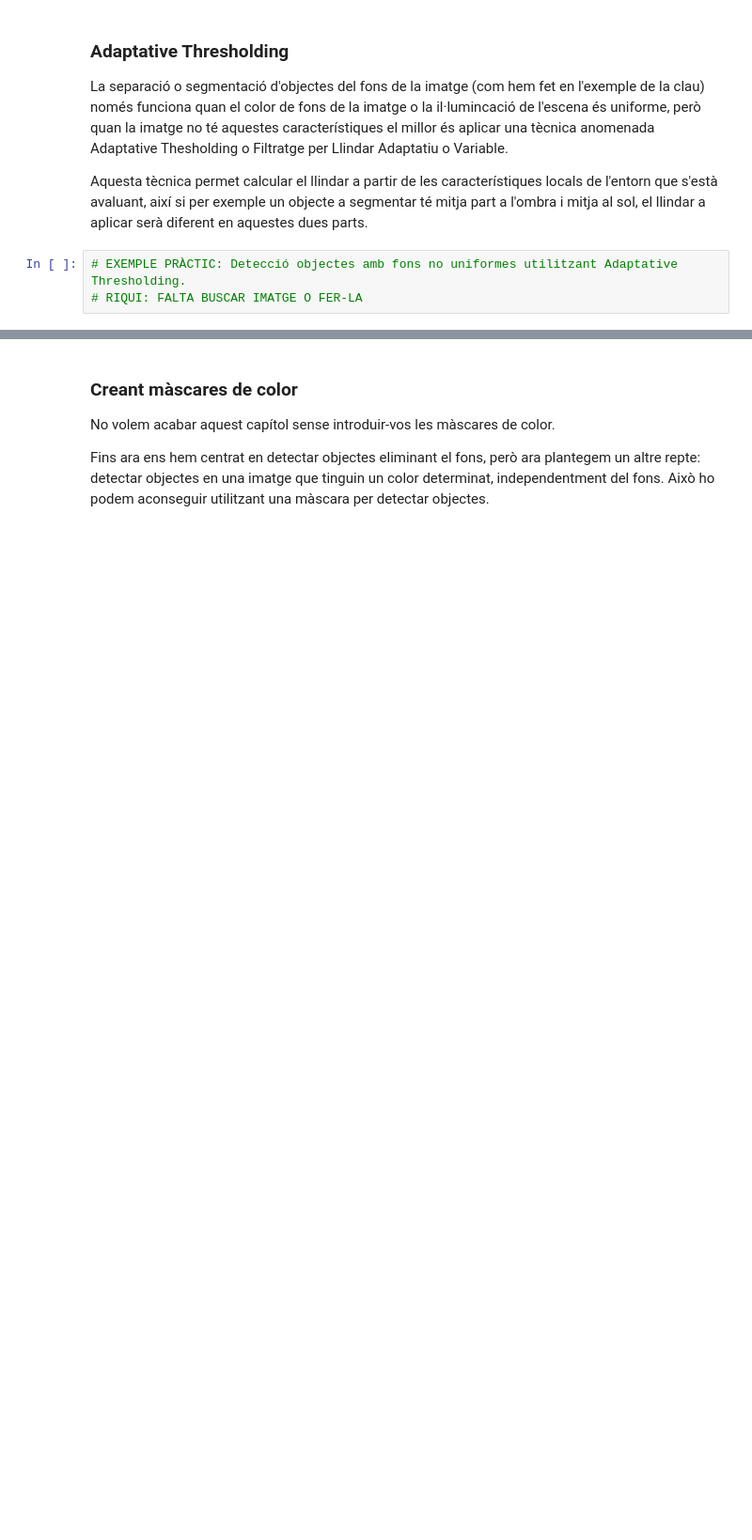
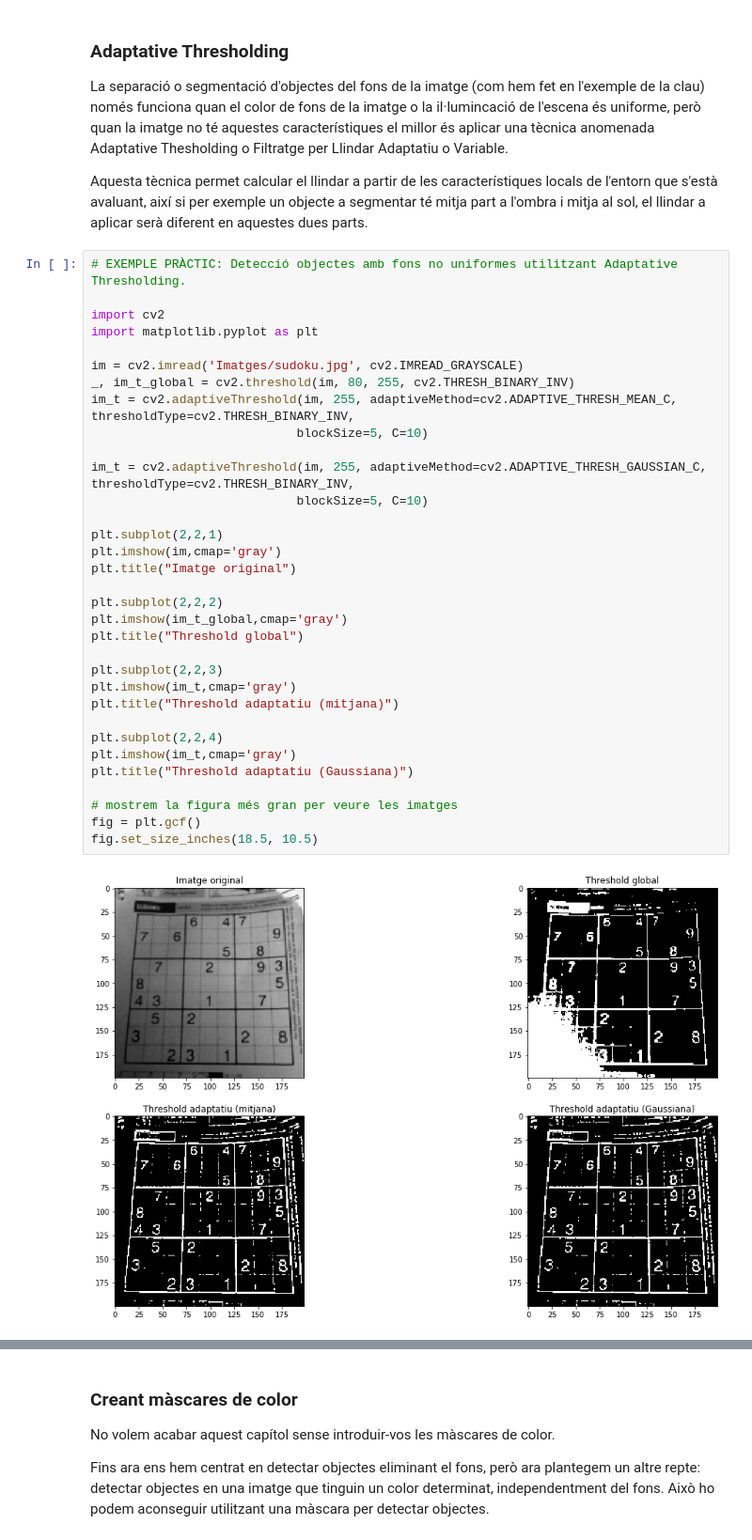
Before and after one commit to ricardborras/curs_soc, a Jupyter notebook: Pla2/2.3 Filtres Thresholds i Blobs.ipynb, the cells around one changed output, grey strips where cells are left out. Shown at 94% size. Saved outputs shown, nothing was run; the diff lists cells and outputs as text; blank space fills up the shorter version.

```diff
--- a/Pla2/2.3 Filtres Thresholds i Blobs.ipynb
+++ b/Pla2/2.3 Filtres Thresholds i Blobs.ipynb
@@ -153,9 +147,41 @@ fig.set_size_inches(18.5, 10.5)
 La separació o segmentació d'objectes del fons de la imatge (com hem fet en l'exemple de la clau) només funciona quan el color de fons de la imatge o la il·lumincació de l'escena és uniforme, però quan la imatge no té aquestes característiques el millor és aplicar una tècnica anomenada Adaptative Thesholding o Filtratge per Llindar Adaptatiu o Variable.
 
 Aquesta tècnica permet calcular el llindar a partir de les característiques locals de l'entorn que s'està avaluant, així si per exemple un objecte a segmentar té mitja part a l'ombra i mitja al sol, el llindar a aplicar serà diferent en aquestes dues parts.
-# %%
-# EXEMPLE PRÀCTIC: Detecció objectes amb fons no uniformes utilitzant Adaptative Thresholding.
-# RIQUI: FALTA BUSCAR IMATGE O FER-LA
+# %%
+# EXEMPLE PRÀCTIC: Detecció objectes amb fons no uniformes utilitzant Adaptative Thresholding.
+
+import cv2
+import matplotlib.pyplot as plt
+
+im = cv2.imread('Imatges/sudoku.jpg', cv2.IMREAD_GRAYSCALE)
+_, im_t_global = cv2.threshold(im, 80, 255, cv2.THRESH_BINARY_INV)
+im_t = cv2.adaptiveThreshold(im, 255, adaptiveMethod=cv2.ADAPTIVE_THRESH_MEAN_C, thresholdType=cv2.THRESH_BINARY_INV,
+                            blockSize=5, C=10)
+
+im_t = cv2.adaptiveThreshold(im, 255, adaptiveMethod=cv2.ADAPTIVE_THRESH_GAUSSIAN_C, thresholdType=cv2.THRESH_BINARY_INV,
+                            blockSize=5, C=10)
+
+plt.subplot(2,2,1)
+plt.imshow(im,cmap='gray')
+plt.title("Imatge original")
+
+plt.subplot(2,2,2)
+plt.imshow(im_t_global,cmap='gray')
+plt.title("Threshold global")
+
+plt.subplot(2,2,3)
+plt.imshow(im_t,cmap='gray')
+plt.title("Threshold adaptatiu (mitjana)")
+
+plt.subplot(2,2,4)
+plt.imshow(im_t,cmap='gray')
+plt.title("Threshold adaptatiu (Gaussiana)")
+
+# mostrem la figura més gran per veure les imatges
+fig = plt.gcf()
+fig.set_size_inches(18.5, 10.5)
+# %% [output]
+[figure, added]
 # %% [markdown]
 ## Blobs
 Un altre mètode de segmentació d'imatges és la detecció de Blobs. Un blob és un conjunt de píxels propers que estan connectats per alguna característica en comú, és a dir, una regió contigua de la imatge que té alguna característica diferent d'altres regions veïnes, com pot ser el color o la brillantor.
```
Also changed, not shown: parts of 9 cells of this notebook, 16 other files.
